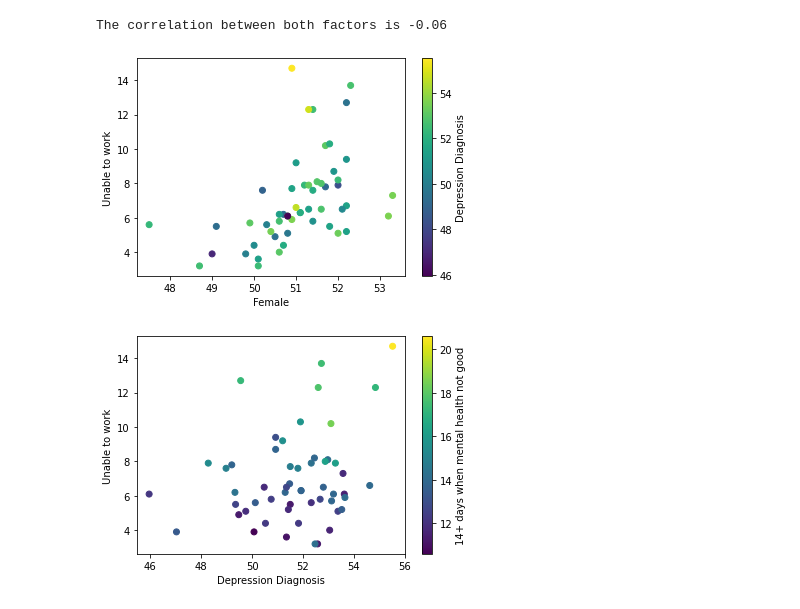
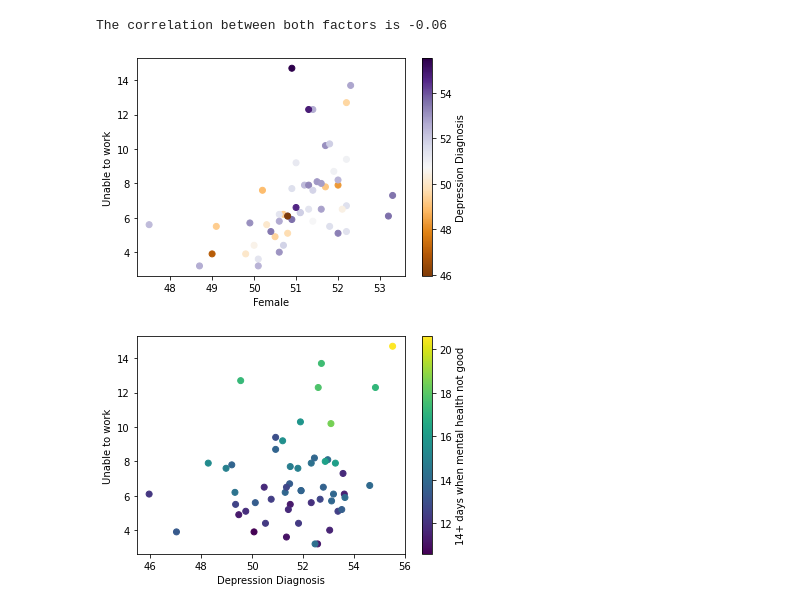
Before and after one commit to hehill/Project1_Team3, a Jupyter notebook: data_visulization.ipynb, the cells around one changed output. Cells and saved outputs as stored; diff of their text form; code cells hidden in the pictures.

```diff
--- a/data_visulization.ipynb
+++ b/data_visulization.ipynb
@@ -106,14 +106,14 @@ print(f"The correlation between both factors is {round(correlation_1[0],2)}")
 # %% [output]
 The correlation between both factors is -0.06
 # %%
-plt.scatter(data_cleaning_df['Female'],data_cleaning_df['Unable to work'],c=data_cleaning_df['Depression Diagnosis'])
+plt.scatter(data_cleaning_df['Female'],data_cleaning_df['Unable to work'],c=data_cleaning_df['Depression Diagnosis'], cmap="PuOr")
 clb = plt.colorbar()
 plt.xlabel("Female")
 plt.ylabel("Unable to work")
 clb.set_label("Depression Diagnosis")
 plt.show()
 # %% [output]
-[figure, old version]
+[figure, new version]
 # %%
 plt.scatter(data_cleaning_df['Depression Diagnosis'],data_cleaning_df['Unable to work'],c=data_cleaning_df['14+ days when mental health not good'])
 clb = plt.colorbar()
```
Also changed, not shown: parts of 5 cells of this notebook.
